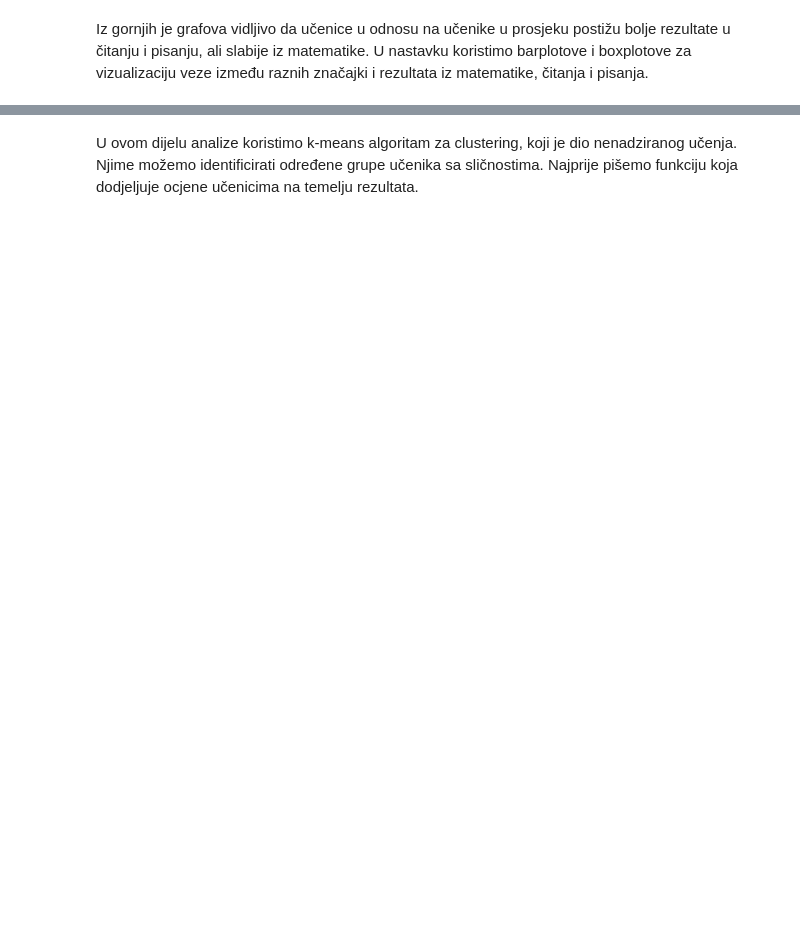
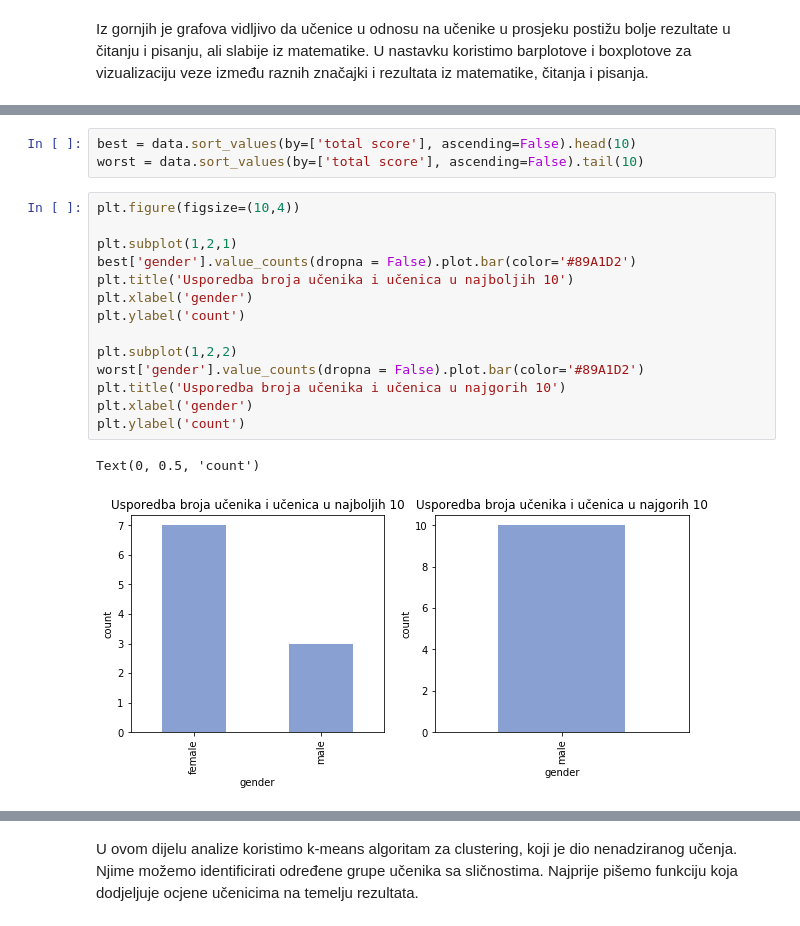
Before and after one commit to lojelen/MS_DZ1, a Jupyter notebook: DZ1.ipynb, the cells around one changed output, grey strips where cells are left out. Cells and saved outputs as stored; diff of their text form; blank space fills up the shorter version.

```diff
--- a/DZ1.ipynb
+++ b/DZ1.ipynb
@@ -331,0 +393,20 @@ regressor.score(X_test, y_test)
+# %%
+best = data.sort_values(by=['total score'], ascending=False).head(10)
+worst = data.sort_values(by=['total score'], ascending=False).tail(10)
+# %%
+plt.figure(figsize=(10,4))
+
+plt.subplot(1,2,1)
+best['gender'].value_counts(dropna = False).plot.bar(color='#89A1D2')
+plt.title('Usporedba broja učenika i učenica u najboljih 10')
+plt.xlabel('gender')
+plt.ylabel('count')
+
+plt.subplot(1,2,2)
+worst['gender'].value_counts(dropna = False).plot.bar(color='#89A1D2')
+plt.title('Usporedba broja učenika i učenica u najgorih 10')
+plt.xlabel('gender')
+plt.ylabel('count')
+# %% [output]
+Text(0, 0.5, 'count')
+[figure, added]
```
Also changed, not shown: parts of 109 cells of this notebook, 4 other files.
